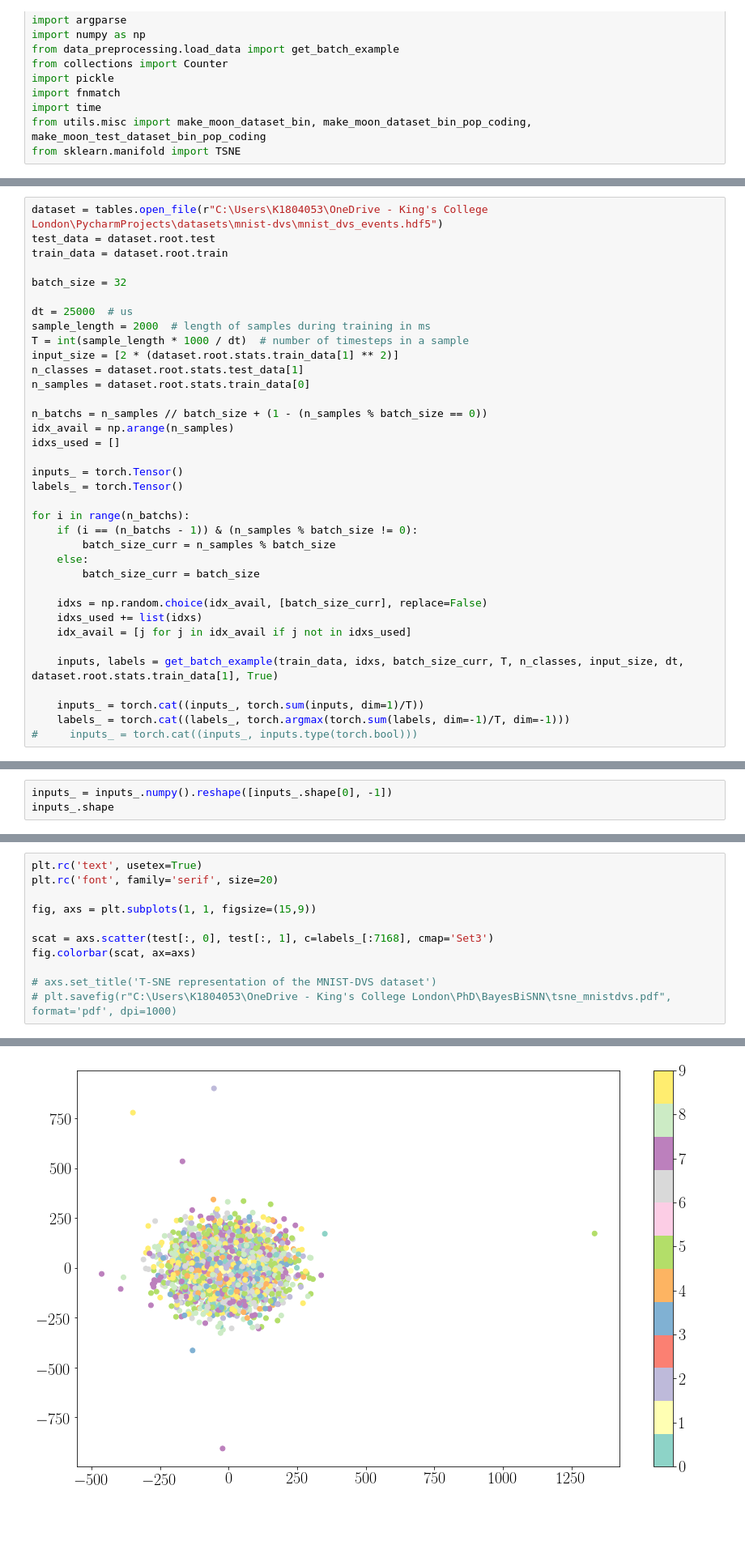
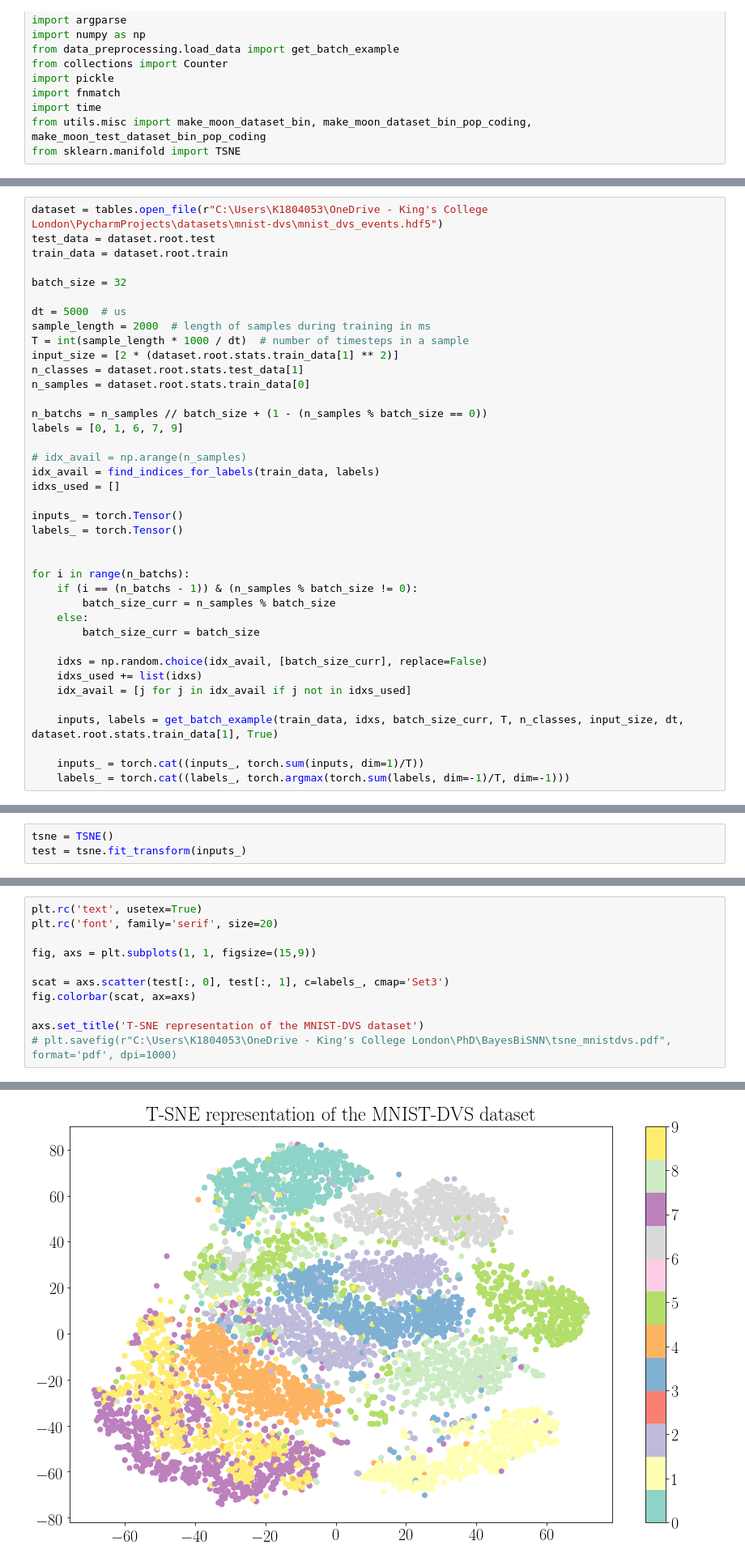
Before and after one commit to kclip/BayesBiSNN, a Jupyter notebook: BBSNN_notebook.ipynb, the cells around one changed output, grey strips where cells are left out. Shown at 81% size. Saved outputs shown, nothing was run; the diff lists cells and outputs as text; blank space fills up the shorter version.

```diff
--- a/BBSNN_notebook.ipynb
+++ b/BBSNN_notebook.ipynb
@@ -198,7 +199,7 @@ train_data = dataset.root.train
 
 batch_size = 32
 
-dt = 25000  # us
+dt = 5000  # us
 sample_length = 2000  # length of samples during training in ms
 T = int(sample_length * 1000 / dt)  # number of timesteps in a sample
 input_size = [2 * (dataset.root.stats.train_data[1] ** 2)]
@@ -206,11 +207,15 @@ n_classes = dataset.root.stats.test_data[1]
 n_samples = dataset.root.stats.train_data[0]
 
 n_batchs = n_samples // batch_size + (1 - (n_samples % batch_size == 0))
-idx_avail = np.arange(n_samples)
+labels = [0, 1, 6, 7, 9]
+
+# idx_avail = np.arange(n_samples)
+idx_avail = find_indices_for_labels(train_data, labels)
 idxs_used = []
 
 inputs_ = torch.Tensor()
 labels_ = torch.Tensor()
+
 
 for i in range(n_batchs):
     if (i == (n_batchs - 1)) & (n_samples % batch_size != 0):
@@ -226,4 +231,3 @@ for i in range(n_batchs):
 
     inputs_ = torch.cat((inputs_, torch.sum(inputs, dim=1)/T))
     labels_ = torch.cat((labels_, torch.argmax(torch.sum(labels, dim=-1)/T, dim=-1)))
-#     inputs_ = torch.cat((inputs_, inputs.type(torch.bool)))
@@ -232,3 +233,0 @@ KeyboardInterrupt:
-# %%
-inputs_ = inputs_.numpy().reshape([inputs_.shape[0], -1])
-inputs_.shape
@@ -241,0 +239,3 @@ for i in range(int(inputs_.shape[0] / batch_size)):
+# %%
+tsne = TSNE()
+test = tsne.fit_transform(inputs_)
@@ -245,9 +258,9 @@ plt.rc('font', family='serif', size=20)
 
 fig, axs = plt.subplots(1, 1, figsize=(15,9))
 
-scat = axs.scatter(test[:, 0], test[:, 1], c=labels_[:7168], cmap='Set3')
+scat = axs.scatter(test[:, 0], test[:, 1], c=labels_, cmap='Set3')
 fig.colorbar(scat, ax=axs)
 
-# axs.set_title('T-SNE representation of the MNIST-DVS dataset')
+axs.set_title('T-SNE representation of the MNIST-DVS dataset')
 # plt.savefig(r"C:\Users\K1804053\OneDrive - King's College London\PhD\BayesBiSNN\tsne_mnistdvs.pdf", format='pdf', dpi=1000)
 # %% [output]
@@ -255,4 +268,4 @@ fig.colorbar(scat, ax=axs)
-[figure, old version]
+[figure, new version]
 # %%
 plt.rc('text', usetex=True)
 plt.rc('font', family='serif', size=20)
```
Also changed, not shown: parts of 6 cells of this notebook, 2 other files.
